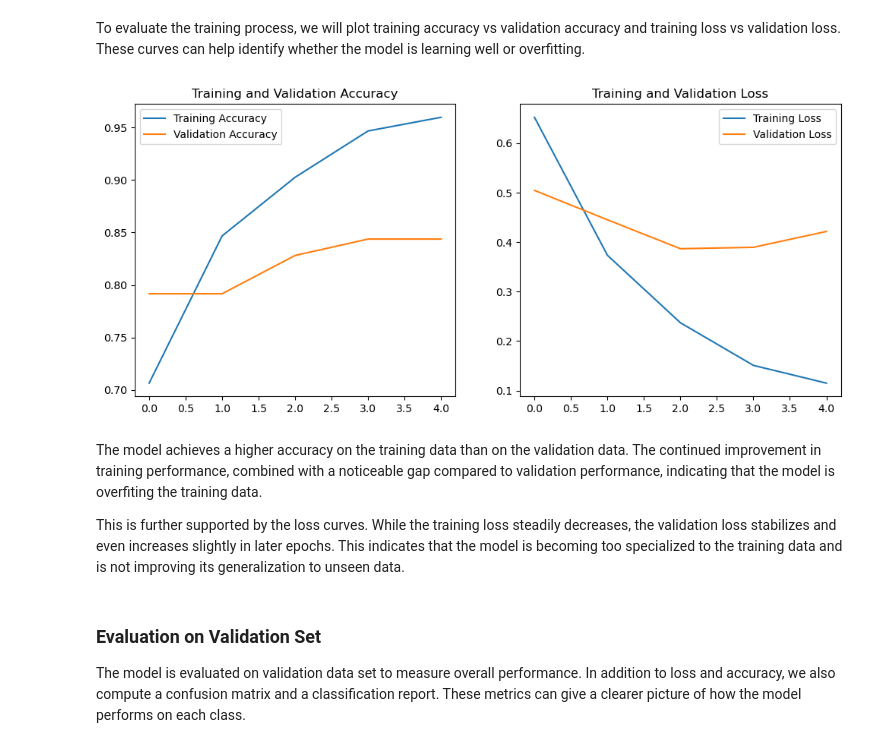
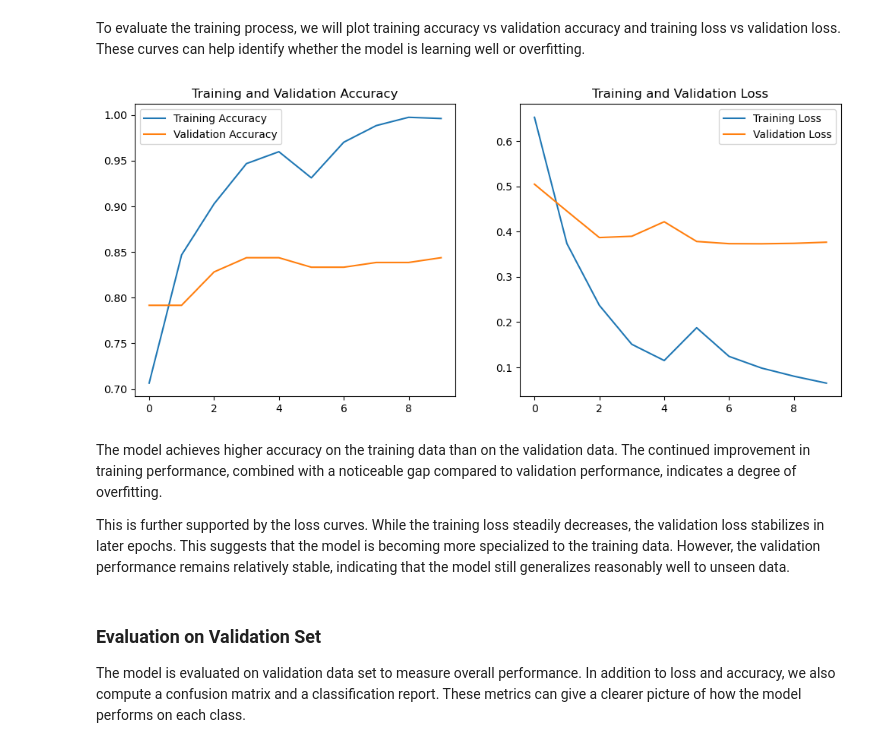
Before and after one commit to emilyalphonse/INFO284, a Jupyter notebook: dataset_tidy.ipynb, the cells around one changed output. Saved outputs shown, nothing was run; the diff lists cells and outputs as text; code cells hidden in the pictures.

```diff
--- a/dataset_tidy.ipynb
+++ b/dataset_tidy.ipynb
@@ -1337,38 +1397,36 @@ Model: "ResNet50"
 #### Training and Validation Curves
 # %% [markdown]
 To evaluate the training process, we will plot training accuracy vs validation accuracy and training loss vs validation loss. These curves can help identify whether the model is learning well or overfitting.
-# %%
-# # Based on TensorFlow/Keras documentation for transfer learning, Learning curves
-# https://www.tensorflow.org/tutorials/images/transfer_learning
-
-acc = resnet_history.history["accuracy"]
-val_acc = resnet_history.history["val_accuracy"]
-loss = resnet_history.history["loss"]
-val_loss = resnet_history.history["val_loss"]
-
-epochs_range = range(len(acc))
-
-plt.figure(figsize=(12, 5))
-
-plt.subplot(1, 2, 1)
-plt.plot(epochs_range, acc, label="Training Accuracy")
-plt.plot(epochs_range, val_acc, label="Validation Accuracy")
-plt.title("Training and Validation Accuracy")
-plt.legend()
-
-plt.subplot(1, 2, 2)
-plt.plot(epochs_range, loss, label="Training Loss")
-plt.plot(epochs_range, val_loss, label="Validation Loss")
-plt.title("Training and Validation Loss")
-plt.legend()
-
-plt.show()
-# %% [output]
-[figure, removed]
-# %% [markdown]
-The model achieves a higher accuracy on the training data than on the validation data. The continued improvement in training performance, combined with a noticeable gap compared to validation performance, indicating that the model is overfiting the training data.
-
-This is further supported by the loss curves. While the training loss steadily decreases, the validation loss stabilizes and even increases slightly in later epochs. This indicates that the model is becoming too specialized to the training data and is not improving its generalization to unseen data.
+# %%
+acc = resnet_history.history['accuracy'] + resnet_finetune_history.history['accuracy']
+val_acc = resnet_history.history['val_accuracy'] + resnet_finetune_history.history['val_accuracy']
+
+loss = resnet_history.history['loss'] + resnet_finetune_history.history['loss']
+val_loss = resnet_history.history['val_loss'] + resnet_finetune_history.history['val_loss']
+
+epochs_range = range(len(acc))
+
+plt.figure(figsize=(12, 5))
+
+plt.subplot(1, 2, 1)
+plt.plot(epochs_range, acc, label="Training Accuracy")
+plt.plot(epochs_range, val_acc, label="Validation Accuracy")
+plt.title("Training and Validation Accuracy")
+plt.legend()
+
+plt.subplot(1, 2, 2)
+plt.plot(epochs_range, loss, label="Training Loss")
+plt.plot(epochs_range, val_loss, label="Validation Loss")
+plt.title("Training and Validation Loss")
+plt.legend()
+
+plt.show()
+# %% [output]
+[figure, added]
+# %% [markdown]
+The model achieves higher accuracy on the training data than on the validation data. The continued improvement in training performance, combined with a noticeable gap compared to validation performance, indicates a degree of overfitting.
+
+This is further supported by the loss curves. While the training loss steadily decreases, the validation loss stabilizes in later epochs. This suggests that the model is becoming more specialized to the training data. However, the validation performance remains relatively stable, indicating that the model still generalizes reasonably well to unseen data.
 # %% [markdown]
 ### Evaluation on Validation Set
 
```
Also changed, not shown: parts of 13 cells of this notebook.
